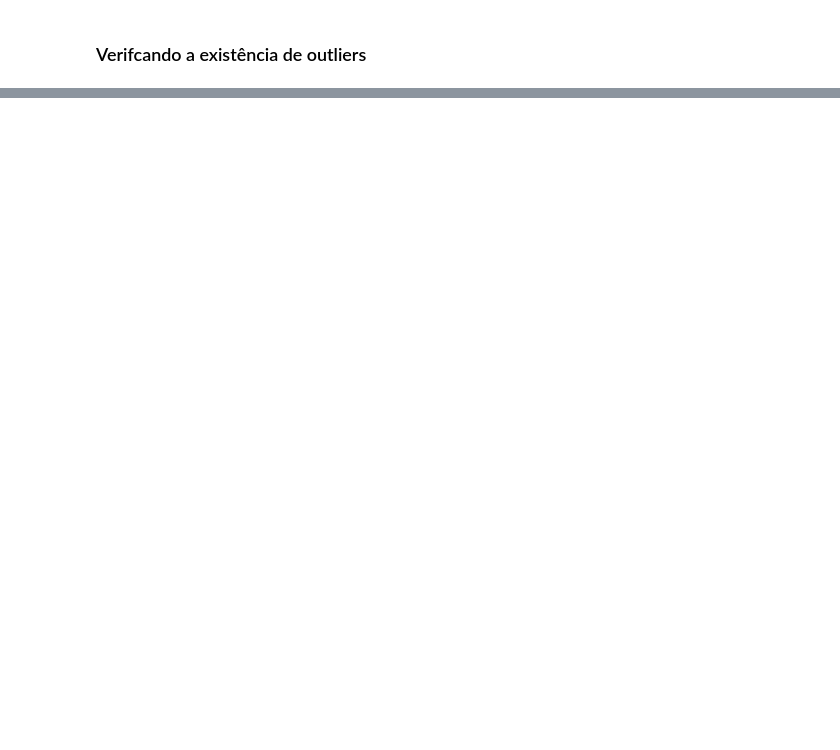
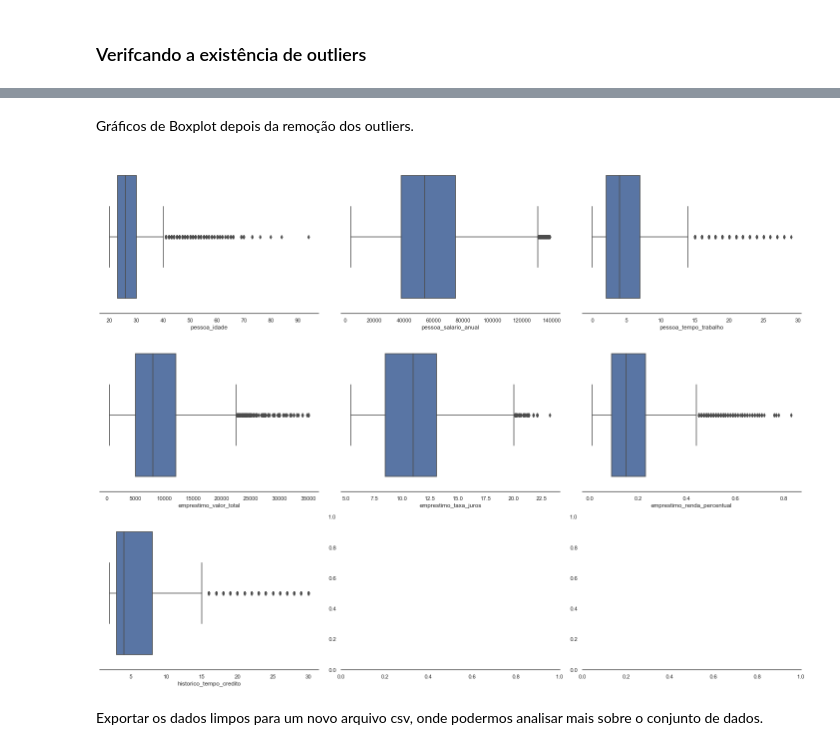
Before and after one commit to mavenceslau/Challenge-Data-Science-Alura-Cash, a Jupyter notebook: notebooks/Notebook_01_Limpeza_de_Dados.ipynb, the cells around one changed output, grey strips where cells are left out. Cells and saved outputs as stored; diff of their text form; code cells hidden in the pictures; blank space fills up the shorter version.

```diff
--- a/notebooks/Notebook_01_Limpeza_de_Dados.ipynb
+++ b/notebooks/Notebook_01_Limpeza_de_Dados.ipynb
@@ -192,0 +255,3 @@ dtype: int64
+# %%
+dados = dados[dados['pessoa_idade'] <= 100]
+dados.pessoa_idade.unique()
@@ -192,0 +265,3 @@ dtype: int64
+# %%
+dados = dados[dados['pessoa_tempo_trabalho'] <= 30]
+dados.pessoa_tempo_trabalho.unique()
@@ -192,0 +273,5 @@ dtype: int64
+# %%
+variavel = dados.pessoa_salario_anual.name
+dados = remove_outlier(dados, variavel, variavel)
+descricao = dados.describe().T
+descricao.style.background_gradient(cmap = 'crest').format(precision = 2)
@@ -192,0 +288,18 @@ dtype: int64
+# %% [markdown]
+Gráficos de Boxplot depois da remoção dos outliers.
+# %%
+outliers = ['pessoa_idade', 'pessoa_salario_anual', 'pessoa_tempo_trabalho', 'emprestimo_valor_total',
+            'emprestimo_taxa_juros', 'emprestimo_renda_percentual', 'historico_tempo_credito']
+ncols = len(outliers)
+fig, axes = plt.subplots(3, 3, figsize = (20, 15))
+custom_params = {"axes.spines.right": False,"axes.spines.left": False, "axes.spines.top": False}
+sns.set_theme(context="notebook", style="white", rc=custom_params)
+
+for outlier, ax in zip(outliers, axes.flatten()):
+    sns.boxplot(data = dados, x = outlier, ax = ax)
+
+plt.tight_layout()
+# %% [output]
+[figure, added]
+# %% [markdown]
+Exportar os dados limpos para um novo arquivo csv, onde podermos analisar mais sobre o conjunto de dados.
```
Also changed, not shown: parts of 21 cells of this notebook, 3 other files.
